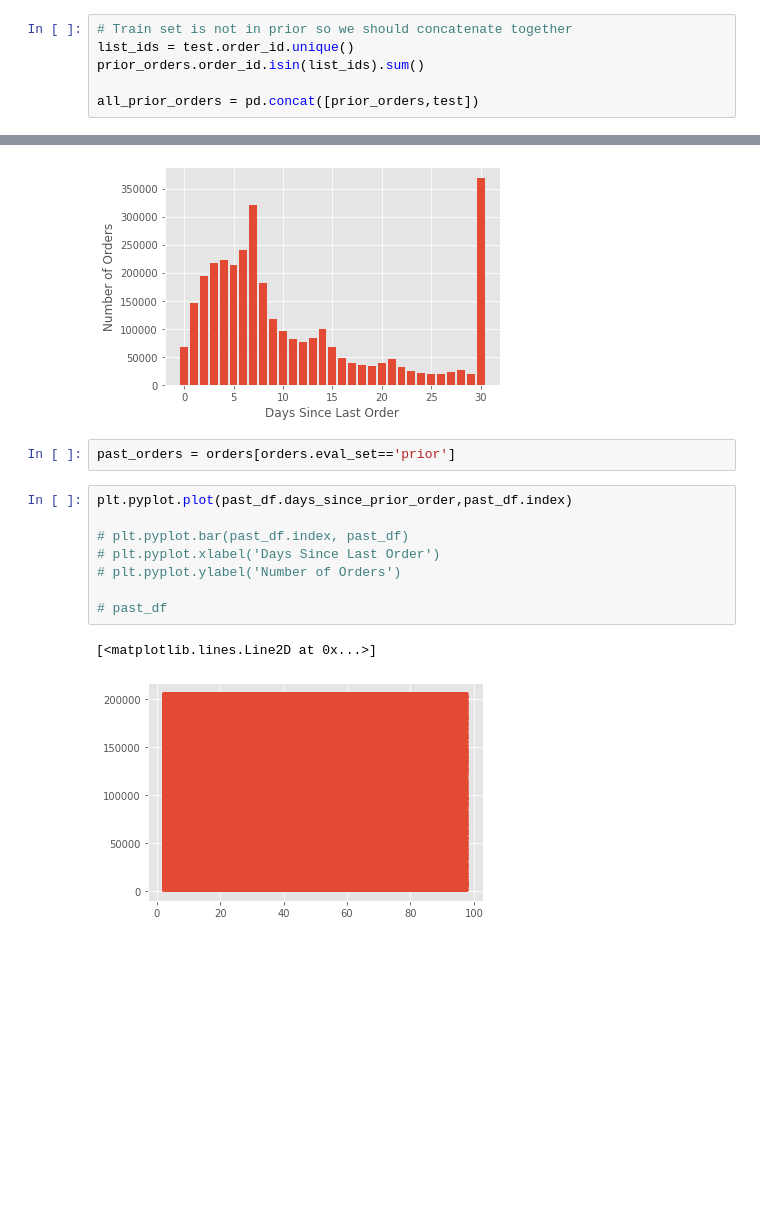
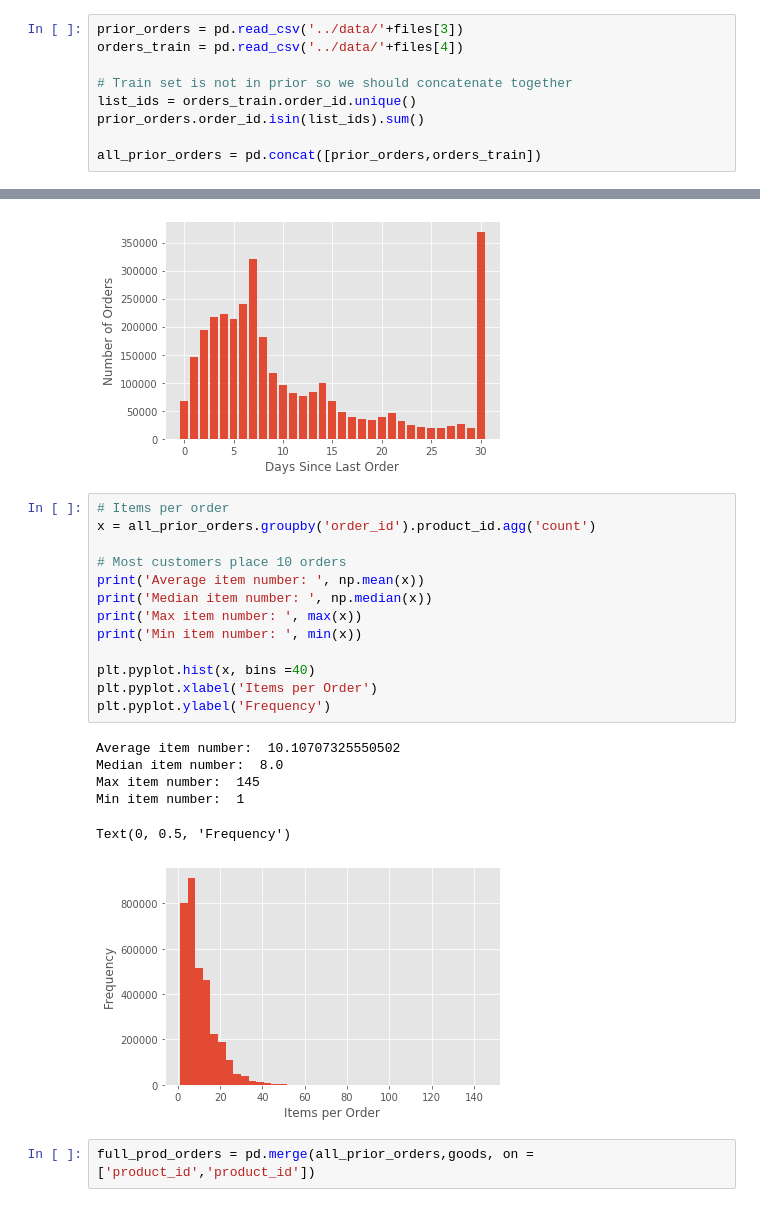
Before and after one commit to Josefa-Sullivan/Instacart, a Jupyter notebook: Zefa/EDA.ipynb, the cells around one changed output, grey strips where cells are left out. Saved outputs shown, nothing was run; the diff lists cells and outputs as text; blank space fills up the shorter version.

```diff
--- a/Zefa/EDA.ipynb
+++ b/Zefa/EDA.ipynb
@@ -97,6 +73,9 @@ test = pd.read_csv('../data/'+files[4])
 # %%
+prior_orders = pd.read_csv('../data/'+files[3])
+orders_train = pd.read_csv('../data/'+files[4])
+
 # Train set is not in prior so we should concatenate together
-list_ids = test.order_id.unique()
+list_ids = orders_train.order_id.unique()
 prior_orders.order_id.isin(list_ids).sum()
 
-all_prior_orders = pd.concat([prior_orders,test])
+all_prior_orders = pd.concat([prior_orders,orders_train])
@@ -257,16 +178,25 @@ plt.pyplot.ylabel('Number of Orders')
 # %% [output]
 Text(0, 0.5, 'Number of Orders')
 [figure]
-# %%
-past_orders = orders[orders.eval_set=='prior']
-# %%
-plt.pyplot.plot(past_df.days_since_prior_order,past_df.index)
-
-# plt.pyplot.bar(past_df.index, past_df)
-# plt.pyplot.xlabel('Days Since Last Order')
-# plt.pyplot.ylabel('Number of Orders')
-
-# past_df
-# %% [output]
-[<matplotlib.lines.Line2D at 0x...>]
-[figure, removed]
+# %%
+# Items per order
+x = all_prior_orders.groupby('order_id').product_id.agg('count')
+
+# Most customers place 10 orders
+print('Average item number: ', np.mean(x))
+print('Median item number: ', np.median(x))
+print('Max item number: ', max(x))
+print('Min item number: ', min(x))
+
+plt.pyplot.hist(x, bins =40)
+plt.pyplot.xlabel('Items per Order')
+plt.pyplot.ylabel('Frequency')
+# %% [output]
+Average item number:  10.10707325550502
+Median item number:  8.0
+Max item number:  145
+Min item number:  1
+Text(0, 0.5, 'Frequency')
+[figure, added]
+# %%
+full_prod_orders = pd.merge(all_prior_orders,goods, on = ['product_id','product_id'])
```
Also changed, not shown: parts of 19 cells of this notebook, 1 other file.
